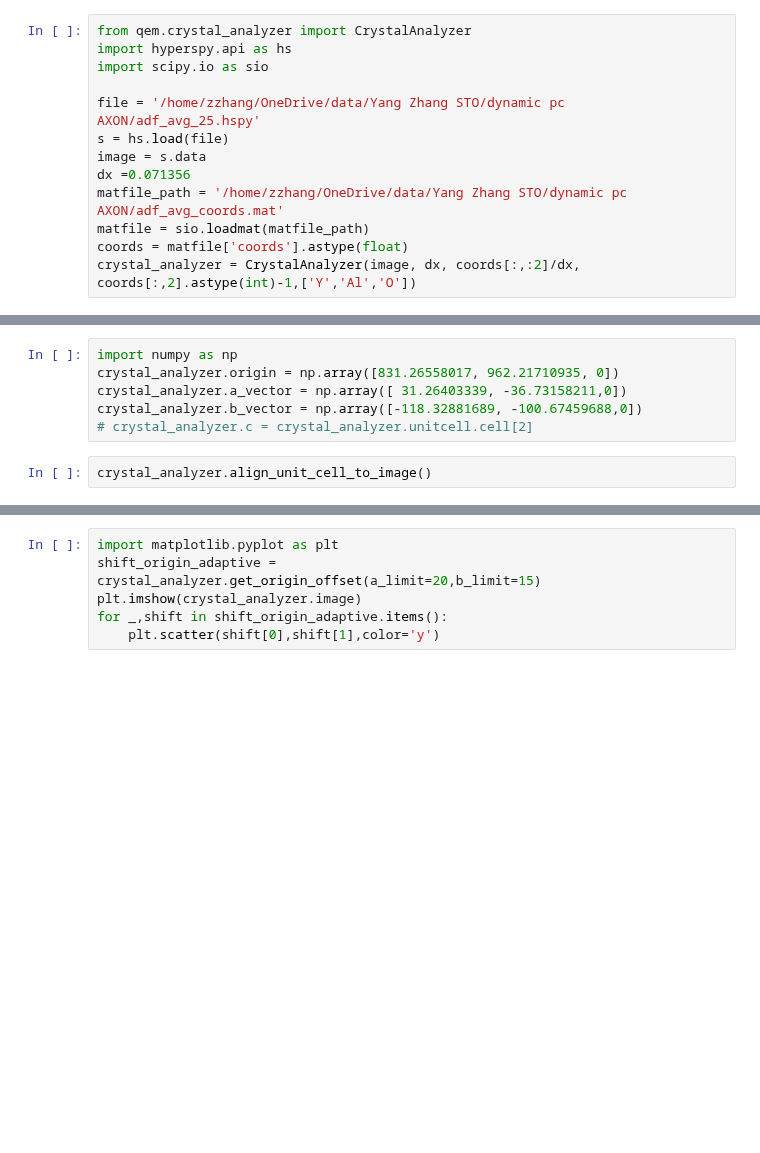
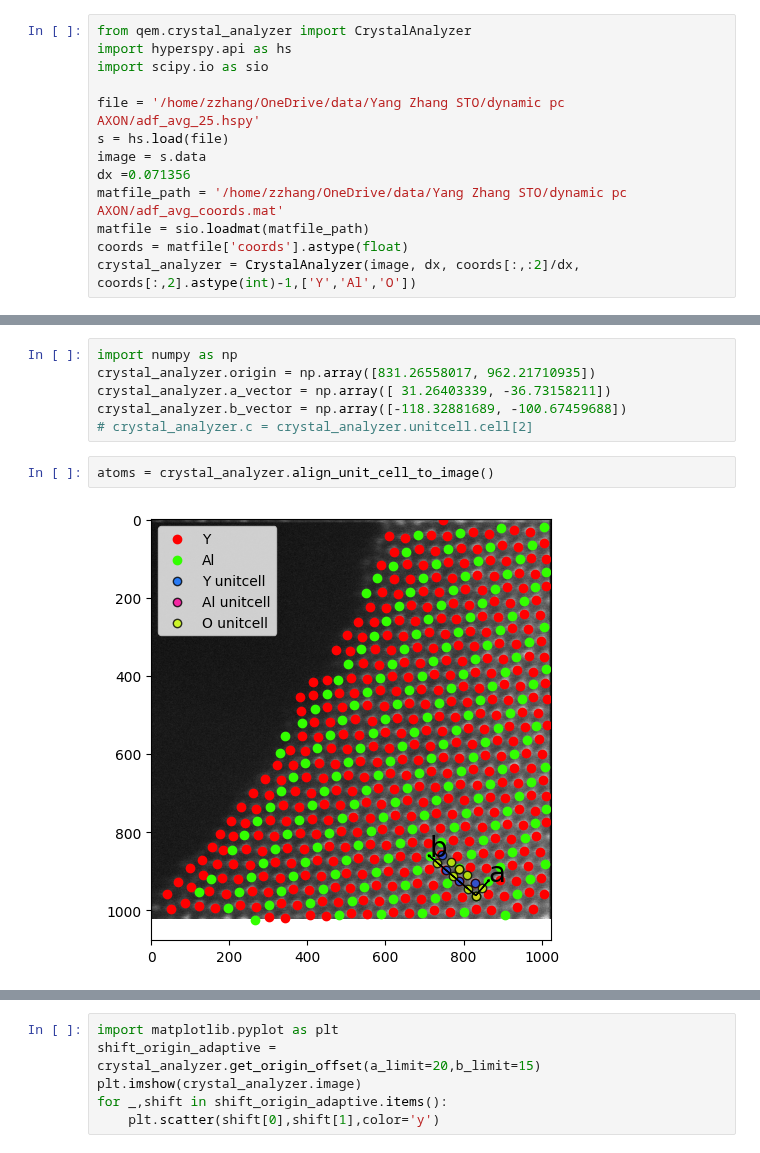
Before and after one commit to zezhong-zhang/qem, a Jupyter notebook: examples/crystal_analyzer.ipynb, the cells around one changed output, grey strips where cells are left out. Drawn from its saved outputs; the diff is of its cells as text; blank space fills up the shorter version.

```diff
--- a/examples/crystal_analyzer.ipynb
+++ b/examples/crystal_analyzer.ipynb
@@ -19,8 +21,10 @@ crystal_analyzer.read_cif(cif_file_path)
 # %%
 import numpy as np
-crystal_analyzer.origin = np.array([831.26558017, 962.21710935, 0])
-crystal_analyzer.a_vector = np.array([ 31.26403339, -36.73158211,0])
-crystal_analyzer.b_vector = np.array([-118.32881689, -100.67459688,0])
+crystal_analyzer.origin = np.array([831.26558017, 962.21710935])
+crystal_analyzer.a_vector = np.array([ 31.26403339, -36.73158211])
+crystal_analyzer.b_vector = np.array([-118.32881689, -100.67459688])
 # crystal_analyzer.c = crystal_analyzer.unitcell.cell[2]
-# %%
-crystal_analyzer.align_unit_cell_to_image()
+# %%
+atoms = crystal_analyzer.align_unit_cell_to_image()
+# %% [output]
+[figure, added]
```
Also changed, not shown: parts of 7 cells of this notebook.
